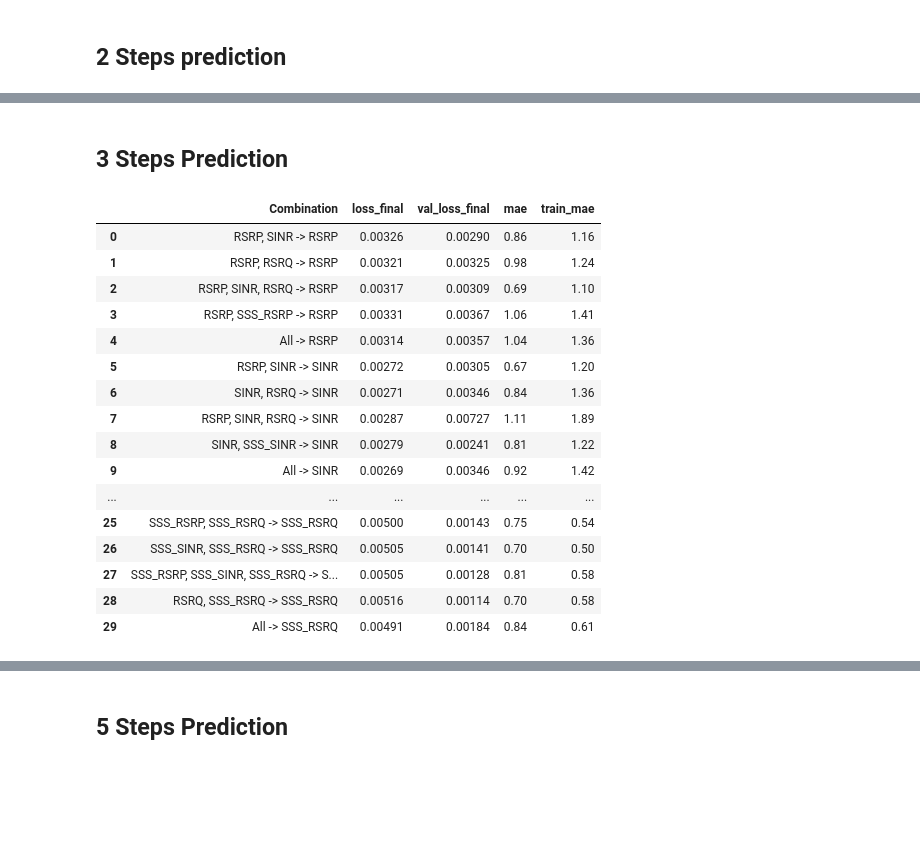
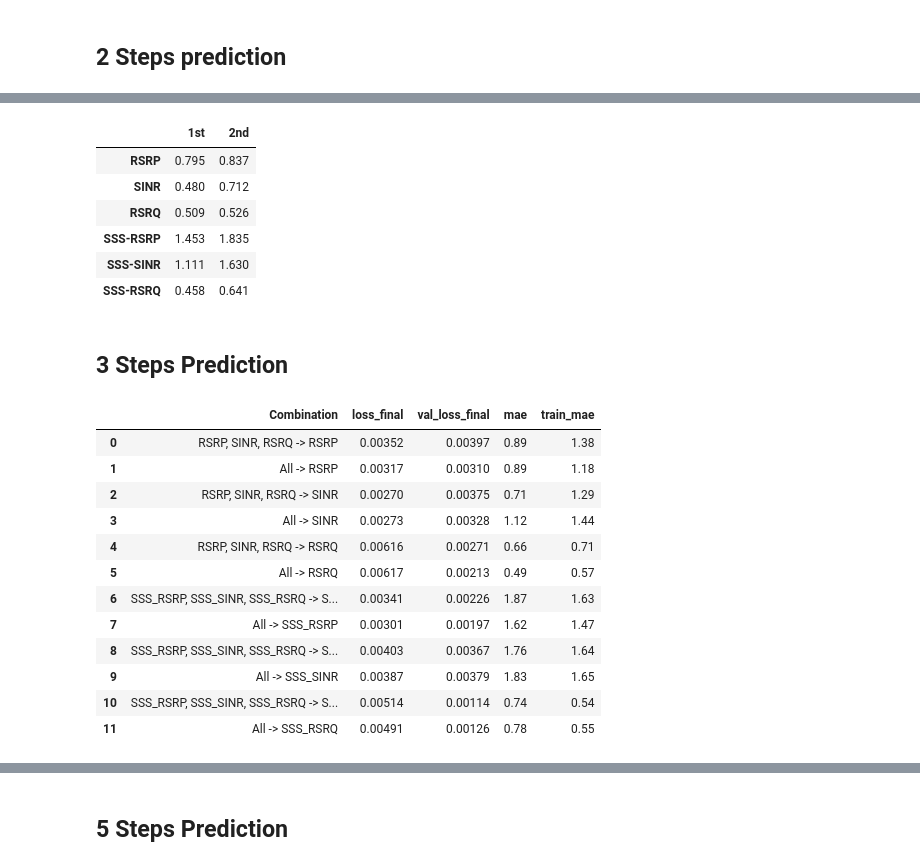
Before and after one commit to ihneskarbovik/master, a Jupyter notebook: test18_lstm_multiple_output.ipynb, the cells around one changed output, grey strips where cells are left out. Saved outputs shown, nothing was run; the diff lists cells and outputs as text; code cells hidden in the pictures; blank space fills up the shorter version.

```diff
--- a/test18_lstm_multiple_output.ipynb
+++ b/test18_lstm_multiple_output.ipynb
@@ -266,8 +340,8 @@ n_second_units = 10
 n_estimators = 100
 min_leaf_size = 5
 # %%
-overlap_1 = ['Ping_UNIDATA_4G5G_TIM_Driving_Viale_Marconi',
-             'Ping_UNIDATA_4G5G_TIM_Driving_Viale_Marconi_Test_2_No_Flight_Mode',
+overlap_1 = ['Ping_UNIDATA_4G5G_TIM_Driving_Viale_Marconi_Test_2_No_Flight_Mode',
+             'Ping_UNIDATA_4G5G_TIM_Driving_Viale_Marconi',
              'Interactivity_gaming_4G5G_TIM_Driving_Viale_Marconi_No_Flight_Mode',
              'Capacity_Ookla_UNIDATA_4G5G_TIM_Driving_Viale_Marconi',
              'Interactivity_gaming_4G5G_TIM_Driving_Palasport_to_Via_Appia_End_No_Flight_Mode',
@@ -289,20 +363,23 @@ overlap_4 = ['Ping_UNIDATA_4G5G_TIM_Driving_Luca',
              'Interactivity_gaming_4G5G_TIM_Driving_Luca',
              'Capacity_Ookla_4G5G_Tim_Driving_Luca']
 # %%
-train = read_dataset('datasets/Op1_merged.csv', campaigns=[overlap_1[0]])
-test = read_dataset('datasets/Op1_merged.csv', campaigns=[overlap_1[1]])
+train = read_dataset('datasets/Op1_merged.csv', campaigns=[overlap_1[1]])
+test = read_dataset('datasets/Op1_merged.csv', campaigns=[overlap_1[0]])
+operator = 'Operator 1'
 # %% [markdown]
 ## 2 Steps prediction
 # %%
 target_features = ['RSRP', 'SINR', 'RSRQ', 'SSS_RSRP', 'SSS_SINR', 'SSS_RSRQ']
 feature_selection = [#['RSRP'], ['SINR'], ['RSRQ'],
-                     ['RSRP', 'SINR'], ['RSRP', 'RSRQ'], ['SINR', 'RSRQ'], ['RSRP', 'SINR', 'RSRQ'],
+                    #  ['RSRP', 'SINR'], ['RSRP', 'RSRQ'], ['SINR', 'RSRQ'],
+                     ['RSRP', 'SINR', 'RSRQ'],
                      #['SSS_RSRP'], ['SSS_SINR'], ['SSS_RSRQ'],
-                     ['SSS_RSRP', 'SSS_SINR'], ['SSS_RSRP', 'SSS_RSRQ'], ['SSS_SINR', 'SSS_RSRQ'], ['SSS_RSRP', 'SSS_SINR', 'SSS_RSRQ'],
-                     ['RSRP', 'SSS_RSRP'], ['SINR', 'SSS_SINR'], ['RSRQ', 'SSS_RSRQ'],
+                    #  ['SSS_RSRP', 'SSS_SINR'], ['SSS_RSRP', 'SSS_RSRQ'], ['SSS_SINR', 'SSS_RSRQ'],
+                     ['SSS_RSRP', 'SSS_SINR', 'SSS_RSRQ'],
+                    #  ['RSRP', 'SSS_RSRP'], ['SINR', 'SSS_SINR'], ['RSRQ', 'SSS_RSRQ'],
                      ['RSRP', 'SINR', 'RSRQ', 'SSS_RSRP', 'SSS_SINR', 'SSS_RSRQ']]
 # %%
-n_steps_in = 8
+n_steps_in = 2
 n_steps_out = 2
 
 lstm_results = {}
@@ -433,44 +430,50 @@ plt.show()
+# %%
+mae_each_step
+# %% [output]
+|  | 1st | 2nd |
+| RSRP | 0.795 | 0.837 |
+| SINR | 0.480 | 0.712 |
+| RSRQ | 0.509 | 0.526 |
+| SSS-RSRP | 1.453 | 1.835 |
+| SSS-SINR | 1.111 | 1.630 |
+| SSS-RSRQ | 0.458 | 0.641 |
 # %% [markdown]
 ## 3 Steps Prediction
 # %%
-n_steps_in = 10
+n_steps_in = 3
 n_steps_out = 3
 
 lstm_results = {}
 
 for target in target_features:
     for features in feature_selection:
         if features.__contains__(target):
             used_features = ''
             if len(features) == 6:
                 used_features = 'All'
             else:
                 used_features = ', '.join(features)
             used_features = used_features + ' -> ' + target
             features.append('campaign')
             warnings.simplefilter(action='ignore', category=pd.errors.SettingWithCopyWarning)
             lstm_results[used_features] = long_short_term_memory(train=train[features], test=test[features], target_feature=target, features=features, n_steps_in=n_steps_in, n_steps_out=n_steps_out, campaigns=train['campaign'].unique().tolist(), test_campaigns=test['campaign'].unique().tolist(), n_first_units=n_first_units, n_second_units=n_second_units)
             df_lstm_results = pd.DataFrame.from_dict(lstm_results, orient='index')
 
 df_lstm_results.reset_index(inplace=True)
 df_lstm_results.rename(columns={'index': 'Combination'}, inplace=True)
 df_lstm_results = df_lstm_results.drop(['y_pred', 'y_true', 'train_pred', 'train_true', 'loss', 'val_loss', 'list_mae', 'train_list_mae'], axis=1)
 df_lstm_results
 # %% [output]
 |  | Combination | loss_final | val_loss_final | mae | train_mae |
-| 0 | RSRP, SINR -> RSRP | 0.00326 | 0.00290 | 0.86 | 1.16 |
-| 1 | RSRP, RSRQ -> RSRP | 0.00321 | 0.00325 | 0.98 | 1.24 |
-| 2 | RSRP, SINR, RSRQ -> RSRP | 0.00317 | 0.00309 | 0.69 | 1.10 |
-| 3 | RSRP, SSS_RSRP -> RSRP | 0.00331 | 0.00367 | 1.06 | 1.41 |
-| 4 | All -> RSRP | 0.00314 | 0.00357 | 1.04 | 1.36 |
-| 5 | RSRP, SINR -> SINR | 0.00272 | 0.00305 | 0.67 | 1.20 |
-| 6 | SINR, RSRQ -> SINR | 0.00271 | 0.00346 | 0.84 | 1.36 |
-| 7 | RSRP, SINR, RSRQ -> SINR | 0.00287 | 0.00727 | 1.11 | 1.89 |
-| 8 | SINR, SSS_SINR -> SINR | 0.00279 | 0.00241 | 0.81 | 1.22 |
-| 9 | All -> SINR | 0.00269 | 0.00346 | 0.92 | 1.42 |
-| ... | ... | ... | ... | ... | ... |
-| 25 | SSS_RSRP, SSS_RSRQ -> SSS_RSRQ | 0.00500 | 0.00143 | 0.75 | 0.54 |
-| 26 | SSS_SINR, SSS_RSRQ -> SSS_RSRQ | 0.00505 | 0.00141 | 0.70 | 0.50 |
-| 27 | SSS_RSRP, SSS_SINR, SSS_RSRQ -> S... | 0.00505 | 0.00128 | 0.81 | 0.58 |
-| 28 | RSRQ, SSS_RSRQ -> SSS_RSRQ | 0.00516 | 0.00114 | 0.70 | 0.58 |
-| 29 | All -> SSS_RSRQ | 0.00491 | 0.00184 | 0.84 | 0.61 |
+| 0 | RSRP, SINR, RSRQ -> RSRP | 0.00352 | 0.00397 | 0.89 | 1.38 |
+| 1 | All -> RSRP | 0.00317 | 0.00310 | 0.89 | 1.18 |
+| 2 | RSRP, SINR, RSRQ -> SINR | 0.00270 | 0.00375 | 0.71 | 1.29 |
+| 3 | All -> SINR | 0.00273 | 0.00328 | 1.12 | 1.44 |
+| 4 | RSRP, SINR, RSRQ -> RSRQ | 0.00616 | 0.00271 | 0.66 | 0.71 |
+| 5 | All -> RSRQ | 0.00617 | 0.00213 | 0.49 | 0.57 |
+| 6 | SSS_RSRP, SSS_SINR, SSS_RSRQ -> S... | 0.00341 | 0.00226 | 1.87 | 1.63 |
+| 7 | All -> SSS_RSRP | 0.00301 | 0.00197 | 1.62 | 1.47 |
+| 8 | SSS_RSRP, SSS_SINR, SSS_RSRQ -> S... | 0.00403 | 0.00367 | 1.76 | 1.64 |
+| 9 | All -> SSS_SINR | 0.00387 | 0.00379 | 1.83 | 1.65 |
+| 10 | SSS_RSRP, SSS_SINR, SSS_RSRQ -> S... | 0.00514 | 0.00114 | 0.74 | 0.54 |
+| 11 | All -> SSS_RSRQ | 0.00491 | 0.00126 | 0.78 | 0.55 |
```
Also changed, not shown: parts of 45 cells of this notebook.
